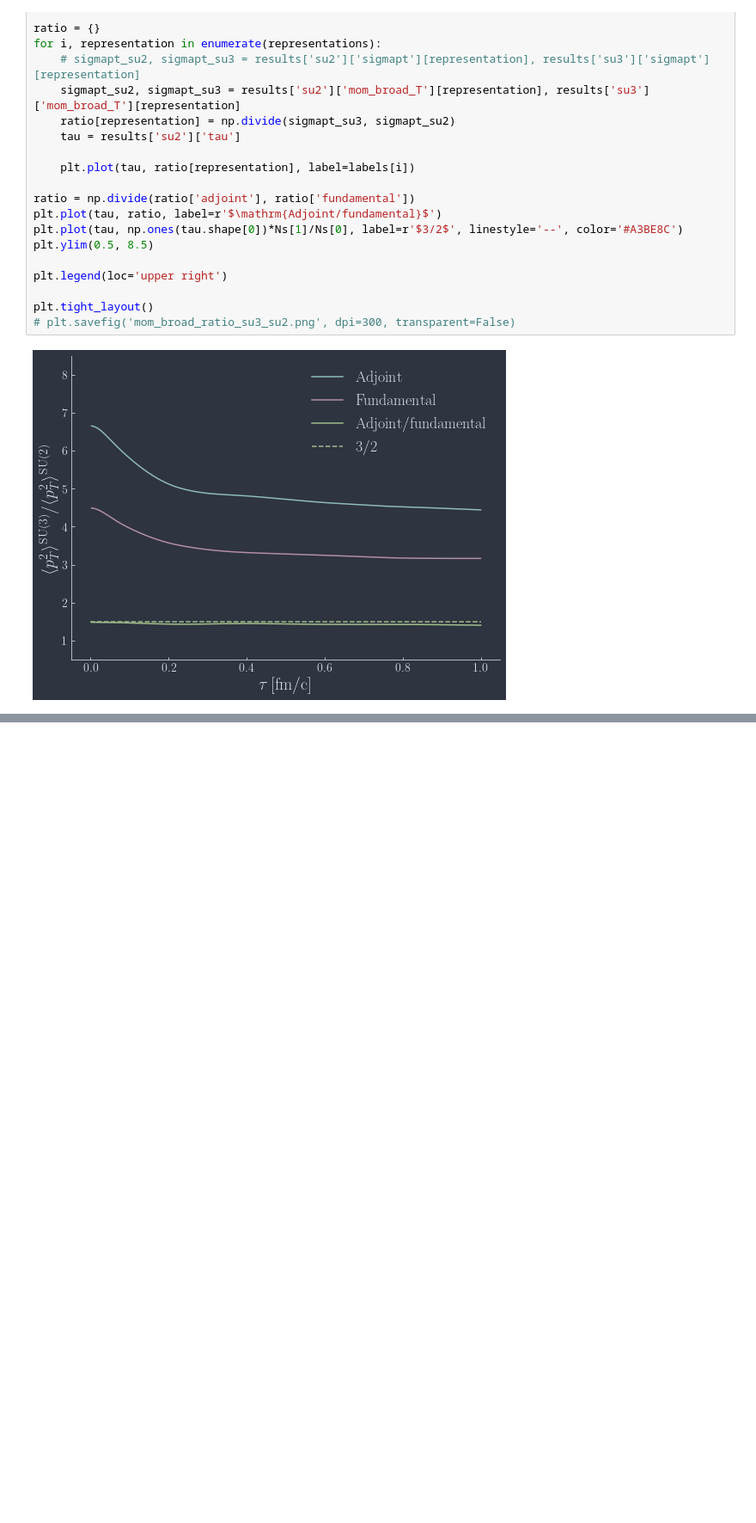
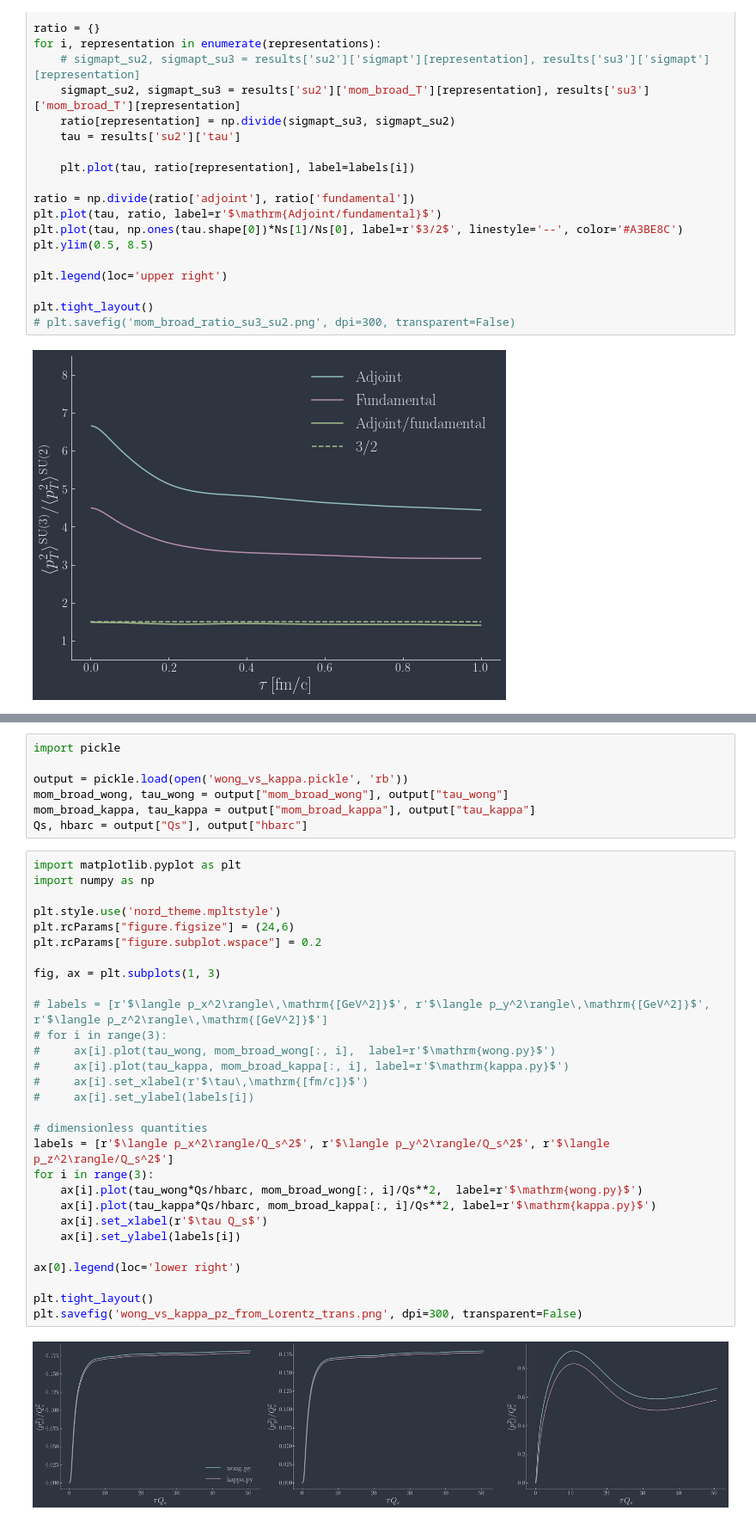
Before and after one commit to avramescudana/curraun, a Jupyter notebook: notebooks/Dana's test notebook for the WongSolver.ipynb, the cells around one changed output, grey strips where cells are left out. Shown at 86% size. Saved outputs shown, nothing was run; the diff lists cells and outputs as text; blank space fills up the shorter version.

```diff
--- a/notebooks/Dana's test notebook for the WongSolver.ipynb
+++ b/notebooks/Dana's test notebook for the WongSolver.ipynb
@@ -280,0 +558,38 @@ plt.tight_layout()
+# %%
+import pickle
+
+output = pickle.load(open('wong_vs_kappa.pickle', 'rb'))
+mom_broad_wong, tau_wong = output["mom_broad_wong"], output["tau_wong"]
+mom_broad_kappa, tau_kappa = output["mom_broad_kappa"], output["tau_kappa"]
+Qs, hbarc = output["Qs"], output["hbarc"]
+# %%
+import matplotlib.pyplot as plt
+import numpy as np
+
+plt.style.use('nord_theme.mpltstyle')
+plt.rcParams["figure.figsize"] = (24,6)
+plt.rcParams["figure.subplot.wspace"] = 0.2
+
+fig, ax = plt.subplots(1, 3)
+
+# labels = [r'$\langle p_x^2\rangle\,\mathrm{[GeV^2]}$', r'$\langle p_y^2\rangle\,\mathrm{[GeV^2]}$', r'$\langle p_z^2\rangle\,\mathrm{[GeV^2]}$']
+# for i in range(3):
+#     ax[i].plot(tau_wong, mom_broad_wong[:, i],  label=r'$\mathrm{wong.py}$')
+#     ax[i].plot(tau_kappa, mom_broad_kappa[:, i], label=r'$\mathrm{kappa.py}$')
+#     ax[i].set_xlabel(r'$\tau\,\mathrm{[fm/c]}$')
+#     ax[i].set_ylabel(labels[i])
+
+# dimensionless quantities
+labels = [r'$\langle p_x^2\rangle/Q_s^2$', r'$\langle p_y^2\rangle/Q_s^2$', r'$\langle p_z^2\rangle/Q_s^2$']
+for i in range(3):
+    ax[i].plot(tau_wong*Qs/hbarc, mom_broad_wong[:, i]/Qs**2,  label=r'$\mathrm{wong.py}$')
+    ax[i].plot(tau_kappa*Qs/hbarc, mom_broad_kappa[:, i]/Qs**2, label=r'$\mathrm{kappa.py}$')
+    ax[i].set_xlabel(r'$\tau Q_s$')
+    ax[i].set_ylabel(labels[i])
+
+ax[0].legend(loc='lower right')
+
+plt.tight_layout()
+plt.savefig('wong_vs_kappa_pz_from_Lorentz_trans.png', dpi=300, transparent=False)
+# %% [output]
+[figure, added]
```
Also changed, not shown: parts of 22 cells of this notebook, 2 other files.
